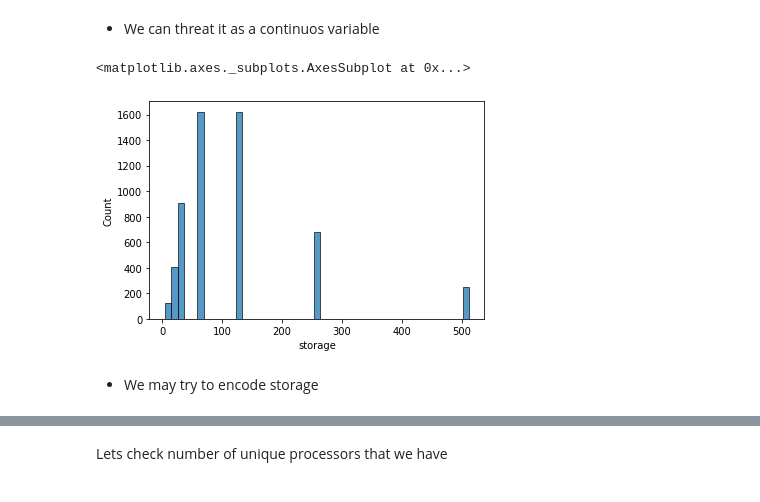
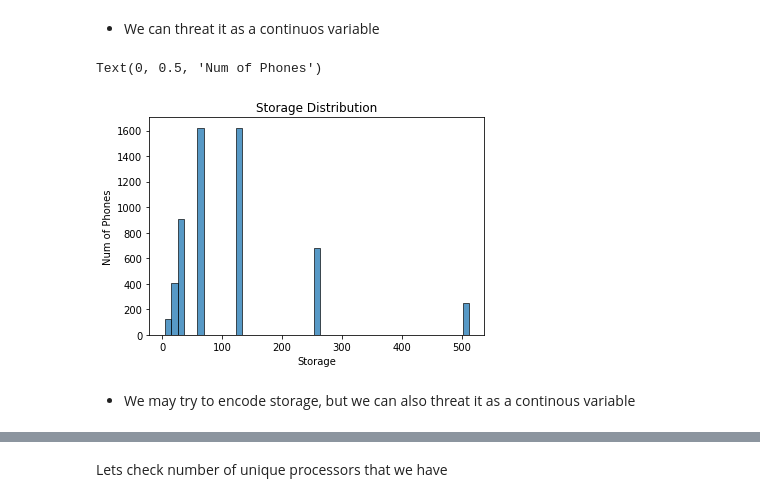
Before and after one commit to LeonMilosevic/e-bay_phone_evaluator, a Jupyter notebook: phone_evaluator.ipynb, the cells around one changed output, grey strips where cells are left out. Saved outputs shown, nothing was run; the diff lists cells and outputs as text; code cells hidden in the pictures.

```diff
--- a/phone_evaluator.ipynb
+++ b/phone_evaluator.ipynb
@@ -485,9 +496,13 @@ sns.histplot(phone_data['ram'])
 # %% [markdown]
 - We can threat it as a continuos variable
-# %%
-sns.histplot(phone_data['storage'])
-# %% [output]
-<matplotlib.axes._subplots.AxesSubplot at 0x...>
-[figure, removed]
+# %%
+sns.histplot(phone_data['storage'])
+
+plt.title('Storage Distribution')
+plt.xlabel('Storage')
+plt.ylabel('Num of Phones')
+# %% [output]
+Text(0, 0.5, 'Num of Phones')
+[figure, added]
 # %% [markdown]
-- We may try to encode storage
+- We may try to encode storage, but we can also threat it as a continous variable
```
Also changed, not shown: parts of 22 cells of this notebook.
